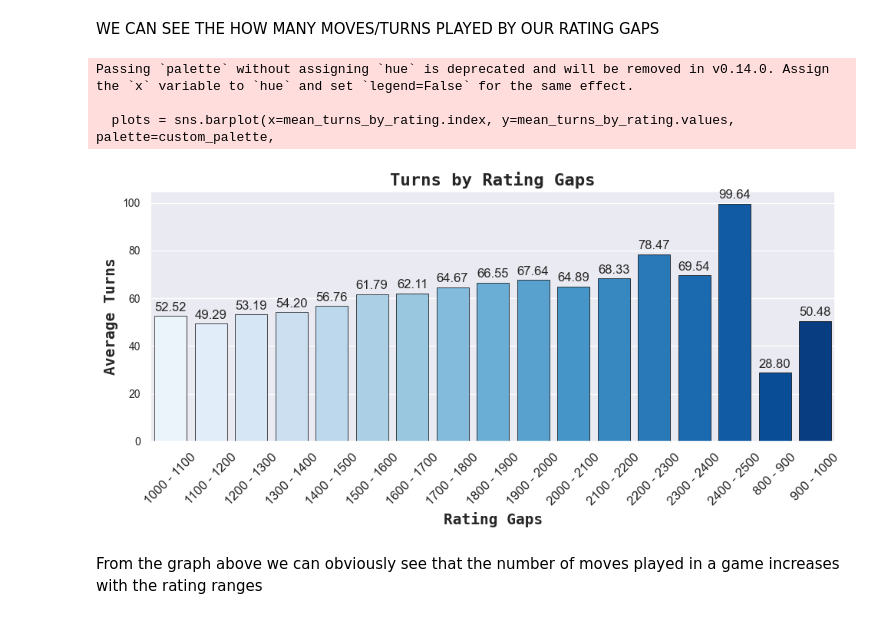
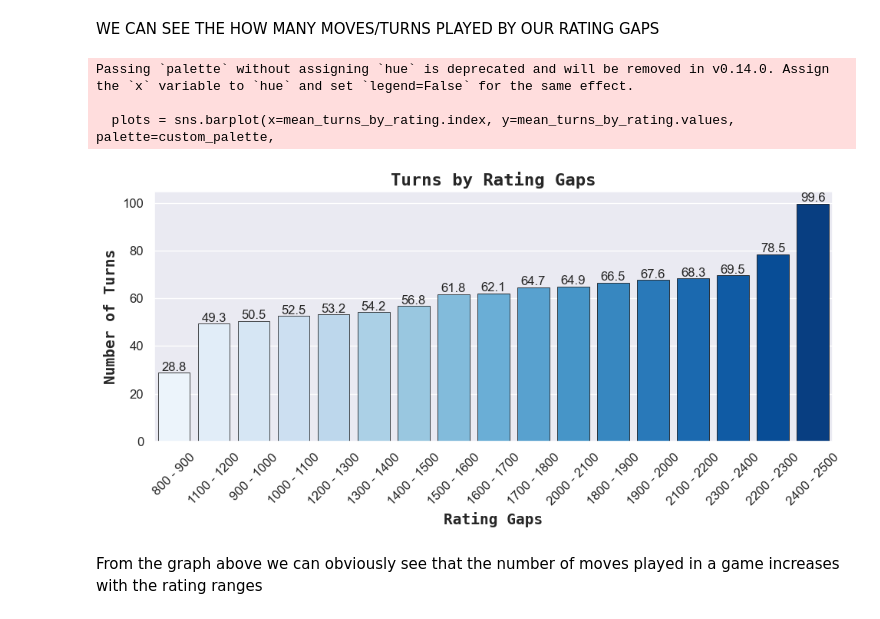
Before and after one commit to reepNao/Veri-Analizi-Bootcamp, a Jupyter notebook: chess_data_analysis.ipynb, the cells around one changed output. Cells and saved outputs as stored; diff of their text form; code cells hidden in the pictures.

```diff
--- a/chess_data_analysis.ipynb
+++ b/chess_data_analysis.ipynb
@@ -7,7 +7,7 @@ import seaborn as sns
 #it helps to customize the appearance of plots by setting various visual parameters
 sns.set()
 
-df = pd.read_csv(r"C:\Users\recep\Downloads\chess\games.csv")
+df = pd.read_csv("games.csv")
 # %%
 df.head()
 # %% [output]
@@ -121,28 +143,28 @@ WE CAN SEE THE HOW MANY MOVES/TURNS PLAYED BY OUR RATING GAPS
 # %%
 plt.figure(figsize=(10, 5))
 custom_palette = sns.color_palette("Blues", len(df["rating_gaps"].unique()))
 
-mean_turns_by_rating = df.groupby("rating_gaps")["turns"].mean()
+mean_turns_by_rating = df.groupby("rating_gaps")["turns"].mean().sort_values()
 
 plots = sns.barplot(x=mean_turns_by_rating.index, y=mean_turns_by_rating.values, palette=custom_palette,
                     edgecolor='black', linewidth=0.5, saturation=1.5)
 for bar in plots.patches:
-    plots.annotate(format(bar.get_height(), '.2f'),
+    plots.annotate(format(bar.get_height(), '.1f'),
                    (bar.get_x() + bar.get_width() / 2, bar.get_height()),
-                   ha='center', va='center', size=12, xytext=(0, 8),
+                   ha='center', va='center', size=12, xytext=(0, 5),
                    textcoords='offset points')
 plt.title('Turns by Rating Gaps', fontname='monospace', weight='bold', fontsize=16)
 plt.xlabel("Rating Gaps", fontname='monospace', weight='semibold', fontsize=14)
-plt.xticks(fontsize=12, rotation=45)
-plt.ylabel("Average Turns", fontname='monospace', weight='semibold', fontsize=14)
-plt.yticks(fontsize=10)
+plt.xticks( rotation=45, fontsize=12)
+plt.ylabel("Number of Turns", fontname='monospace', weight='semibold', fontsize=14)
+plt.yticks(fontsize=12)
 plt.tight_layout()
 plt.show()
 # %% [output]
 Passing `palette` without assigning `hue` is deprecated and will be removed in v0.14.0. Assign the `x` variable to `hue` and set `legend=False` for the same effect.
 
   plots = sns.barplot(x=mean_turns_by_rating.index, y=mean_turns_by_rating.values, palette=custom_palette,
-[figure, old version]
+[figure, new version]
 # %% [markdown]
 From the graph above we can obviously see that the number of moves played in a game increases with the rating ranges
 # %% [markdown]
```
Also changed, not shown: parts of 20 cells of this notebook.
